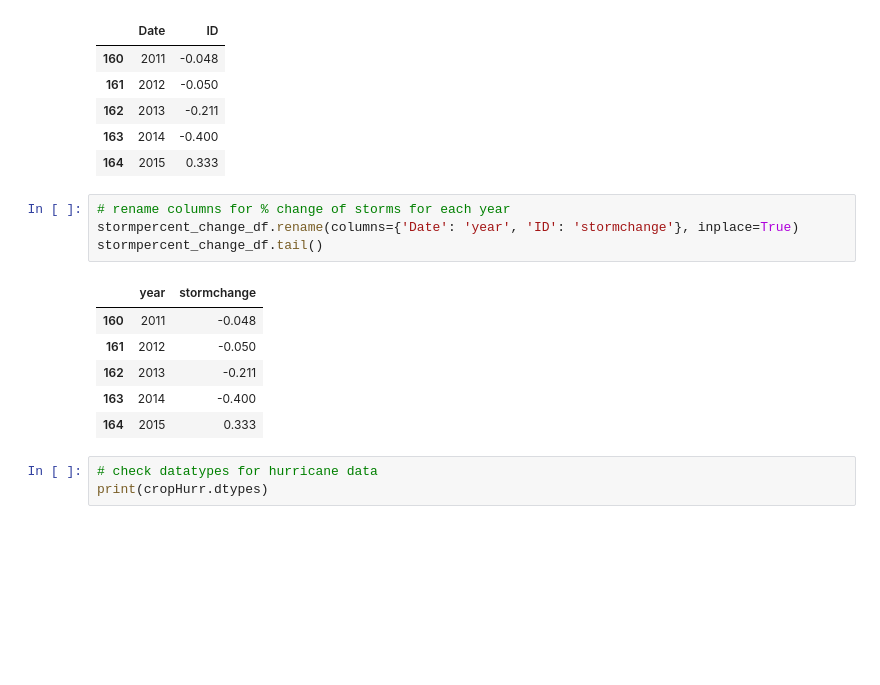
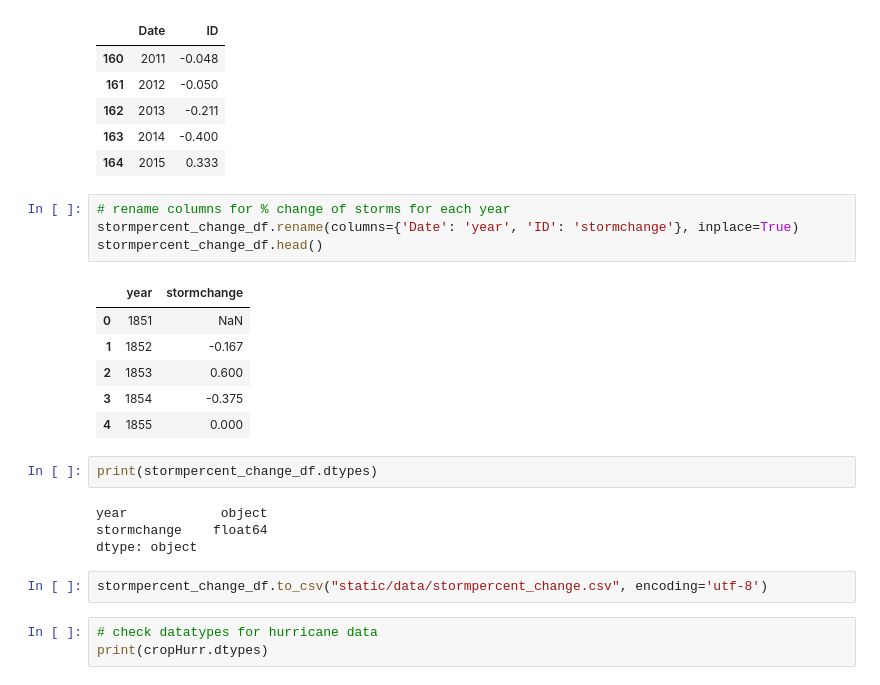
Before and after one commit to carlymckelvy/climate-change, a Jupyter notebook: EH_notebook.ipynb, the cells around one changed output. Drawn from its saved outputs; the diff is of its cells as text; blank space fills up the shorter version.

```diff
--- a/EH_notebook.ipynb
+++ b/EH_notebook.ipynb
@@ -221,14 +233,22 @@ stormpercent_change_df.tail()
 # %%
 # rename columns for % change of storms for each year
 stormpercent_change_df.rename(columns={'Date': 'year', 'ID': 'stormchange'}, inplace=True)
-stormpercent_change_df.tail()
+stormpercent_change_df.head()
 # %% [output]
 |  | year | stormchange |
-| 160 | 2011 | -0.048 |
-| 161 | 2012 | -0.050 |
-| 162 | 2013 | -0.211 |
-| 163 | 2014 | -0.400 |
-| 164 | 2015 | 0.333 |
+| 0 | 1851 | NaN |
+| 1 | 1852 | -0.167 |
+| 2 | 1853 | 0.600 |
+| 3 | 1854 | -0.375 |
+| 4 | 1855 | 0.000 |
+# %%
+print(stormpercent_change_df.dtypes)
+# %% [output]
+year            object
+stormchange    float64
+dtype: object
+# %%
+stormpercent_change_df.to_csv("static/data/stormpercent_change.csv", encoding='utf-8')
 # %%
 # check datatypes for hurricane data
 print(cropHurr.dtypes)
```
Also changed, not shown: parts of 13 cells of this notebook.
